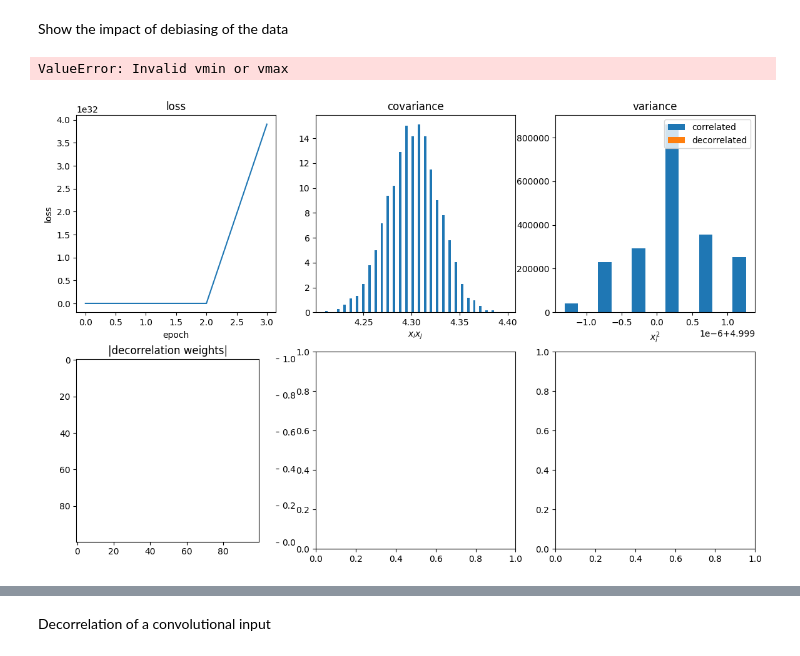
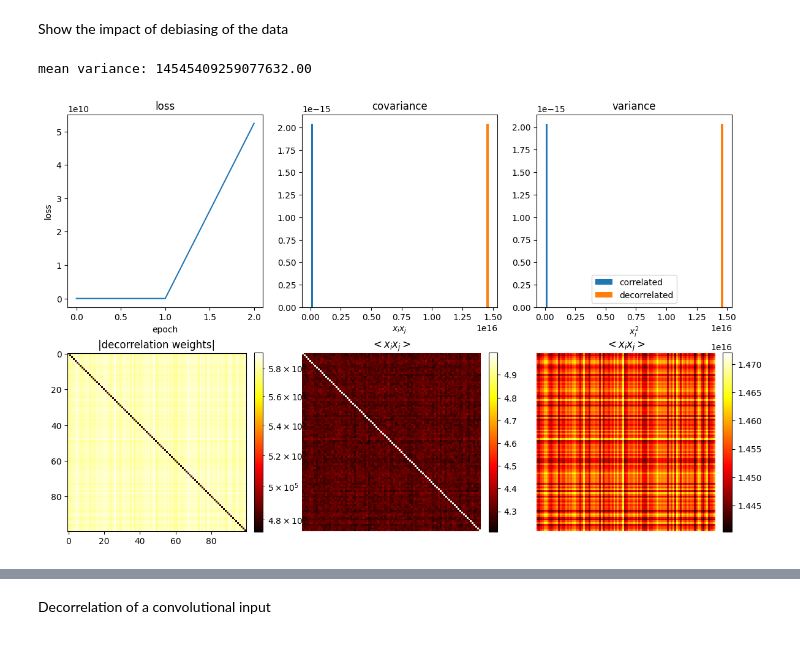
Before and after one commit to artcogsys/decorbp, a Jupyter notebook: examples/decorrelation_analysis.ipynb, the cells around one changed output, grey strips where cells are left out. Drawn from its saved outputs; the diff is of its cells as text; code cells hidden in the pictures.

```diff
--- a/examples/decorrelation_analysis.ipynb
+++ b/examples/decorrelation_analysis.ipynb
@@ -94,28 +94,28 @@ Show the impact of debiasing of the data
 # %%
 num_samples=1000
 num_features=100
-num_epochs=200
+num_epochs=3
 seed=42
 decor_lr=1e-0
 kappa=1e-1
 
 torch.manual_seed(seed)
 torch.cuda.manual_seed(seed)
 np.random.seed(seed)
 
 # generate correlated data
 data = generate_correlated_data(num_features, num_samples).to(device) + 2.0
 
 # create a decorrelator
 model = Decorrelation(in_features=num_features, bias=True, kappa=kappa).to(device)
 
 L, A1, A2 = decorrelate(num_epochs, data, model, decor_lr)
 
 plot_decorrelation_results(model, L, A1, A2)
 print(f'mean variance: {torch.mean(torch.diag(A2)):.2f}')
 # %% [output]
-ValueError: Invalid vmin or vmax
+mean variance: 14545409259077632.00
-[figure, old version]
+[figure, new version]
 # %%
 model.bias
 # %% [output]
```
Also changed, not shown: parts of 1 cell of this notebook.
